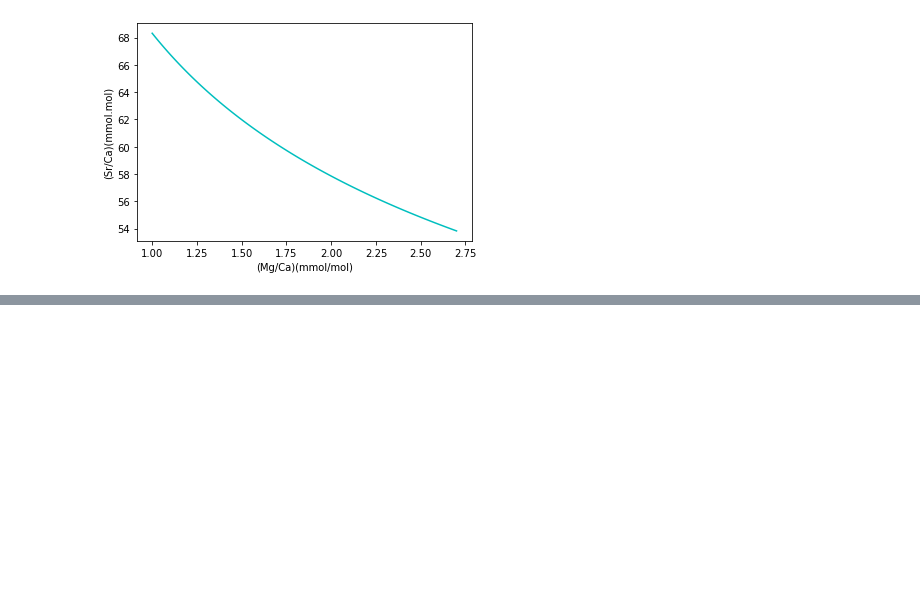
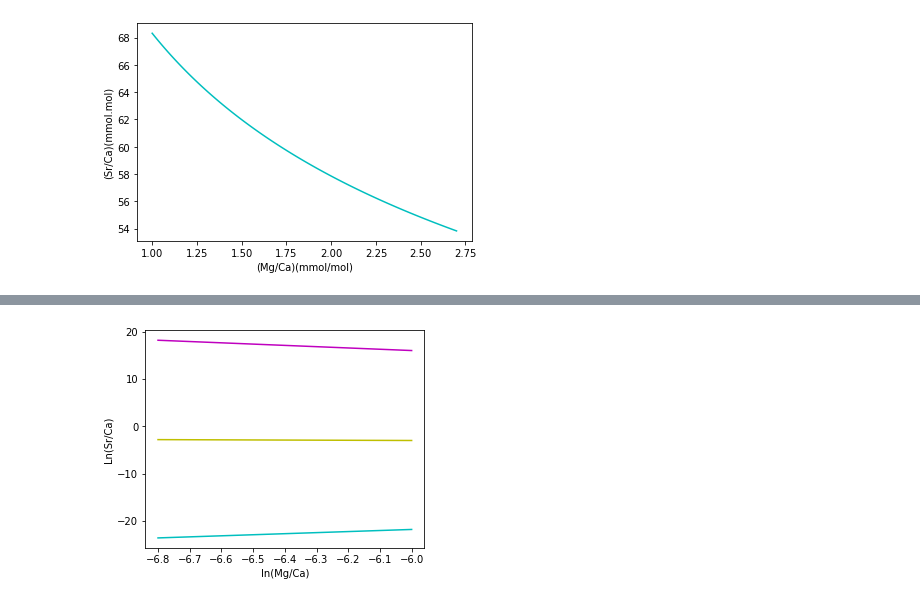
Before and after one commit to MadisonEast/Calcification-Models, a Jupyter notebook: Gagnon2007_batchmodel/Gagnon2007_batch_model.ipynb, the cells around one changed output, grey strips where cells are left out. Drawn from its saved outputs; the diff is of its cells as text; code cells hidden in the pictures; blank space fills up the shorter version.

```diff
--- a/Gagnon2007_batchmodel/Gagnon2007_batch_model.ipynb
+++ b/Gagnon2007_batchmodel/Gagnon2007_batch_model.ipynb
@@ -140,5 +150,34 @@ We incorporate the variable $\phi$, which accounts for changes in $\left([Ca\rig
 # %%
-# Write equation as a function (for non-log graph)
+# Write equation as a function (for log-log tracer graph)
 
-def SrCaCoral(phi, Dsr, Dmg, MgCa_coral, SrCa_sol0, MgCa_sol0):
-    return (np.exp(((phi*Dsr-1)/(phi*Dmg-1)) * np.log(MgCa_coral) + (np.log(SrCa_sol0) - ((phi*Dsr-1)/(phi*Dmg-1)) * np.log(MgCa_sol0))))
+def SrCaCoralPump_ln(phi, Dsr, Dmg, MgCa_coral_ln, SrCa_sol0, MgCa_sol0):
+    return (((phi*Dsr-1)/(phi*Dmg-1)) * (MgCa_coral_ln) + (np.log(SrCa_sol0) - ((phi*Dsr-1)/(phi*Dmg-1)) * np.log(MgCa_sol0)))
+# %%
+## Defining the parameters
+
+Dsr = 1.24
+Dmg = 2.75e-4
+
+SrCa_sol0 = 8.8e-3 # mol/mol This is a 3% enrichment from natural seawater
+MgCa_sol0 = 5.1 # mol/mol seawater concentration
+
+MgCa_coral_ln = np.linspace(-6.8,-6,100)
+# %%
+x = MgCa_coral_ln  # converting to mmol/mol
+
+plt.figure(figsize=(5,4))
+
+plt.plot(x, (SrCaCoralPump_ln(-1, Dsr, Dmg, MgCa_coral_ln, SrCa_sol0, MgCa_sol0)), alpha=1, color='c', label='0.01')
+plt.plot(x, (SrCaCoralPump_ln(3, Dsr, Dmg, MgCa_coral_ln, SrCa_sol0, MgCa_sol0)), alpha=1, color='m', label='0.01')
+plt.plot(x, (SrCaCoralPump_ln(0.99, Dsr, Dmg, MgCa_coral_ln, SrCa_sol0, MgCa_sol0)), alpha=1, color='y', label='0.01')
+
+
+#plt.xlim(-3,3)
+#plt.ylim(0,12)
+plt.xlabel('ln(Mg/Ca)')
+plt.ylabel('Ln(Sr/Ca)')
+plt.ticklabel_format(useOffset=False)
+
+#plt.legend(title="gamma=")
+# %% [output]
+[figure, added]
```
Also changed, not shown: parts of 15 cells of this notebook, 1 other file.
